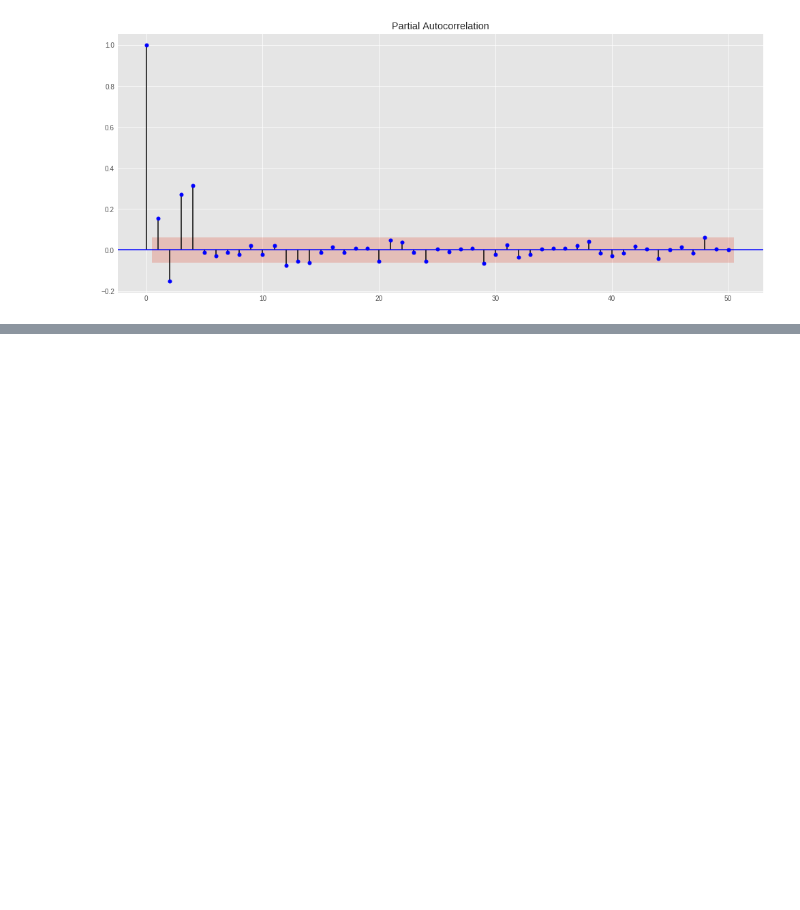
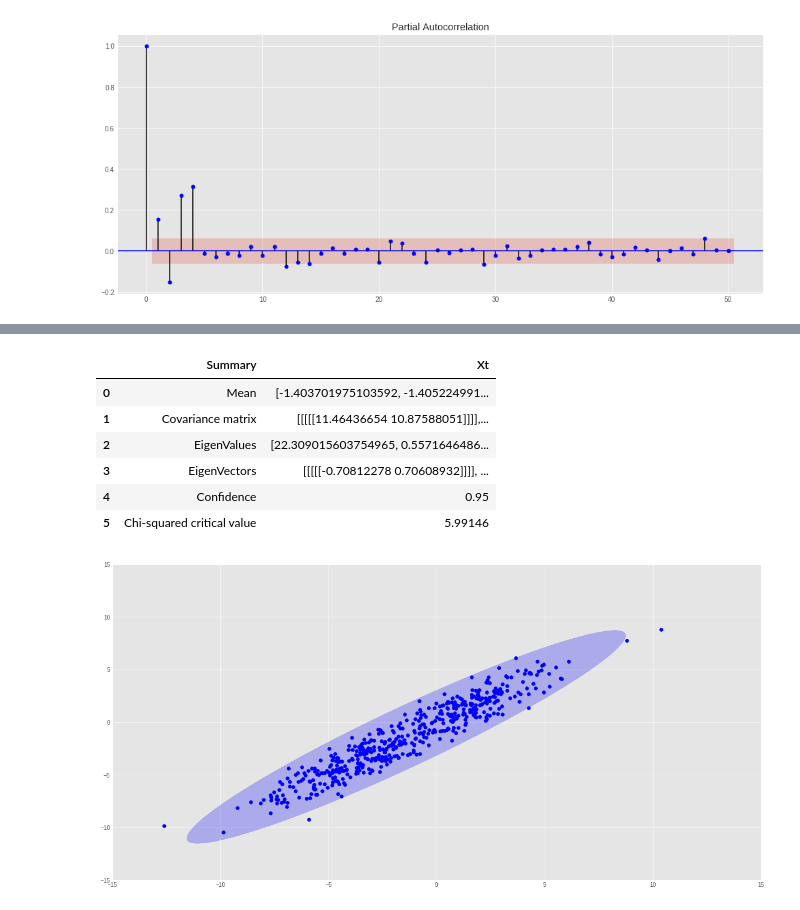
Before and after one commit to ErickEduardoAH/TimeSeriesAnalysis, a Jupyter notebook: 1.3 Time Series Stationary Models - Autoregresive Time Series.ipynb, the cells around one changed output, grey strips where cells are left out. Saved outputs shown, nothing was run; the diff lists cells and outputs as text; code cells hidden in the pictures; blank space fills up the shorter version.

```diff
--- a/1.3 Time Series Stationary Models - Autoregresive Time Series.ipynb
+++ b/1.3 Time Series Stationary Models - Autoregresive Time Series.ipynb
@@ -1192,0 +1272,20 @@ Roots
+# %%
+plt.style.use('ggplot')
+col_1,col_2='Xt','Xt_1'
+cols=[col_1,col_2]
+alpha=0.05
+df=2
+plt.figure(figsize=(20,10))
+plt.axis([-15,15,-15,15])
+
+scatterPlot(plt,time_series_df,col_1,col_2,'Blue')
+getProbabilityDensityContour(plt,time_series_df,[col_1,col_2],alpha,df,color='Blue',name='Xt')
+# %% [output]
+|  | Summary | Xt |
+| 0 | Mean | [-1.403701975103592, -1.405224991... |
+| 1 | Covariance matrix | [[[[[11.46436654 10.87588051]]]],... |
+| 2 | EigenValues | [22.309015603754965, 0.5571646486... |
+| 3 | EigenVectors | [[[[[-0.70812278 0.70608932]]]], ... |
+| 4 | Confidence | 0.95 |
+| 5 | Chi-squared critical value | 5.99146 |
+[figure, added]
```
Also changed, not shown: parts of 20 cells of this notebook.
